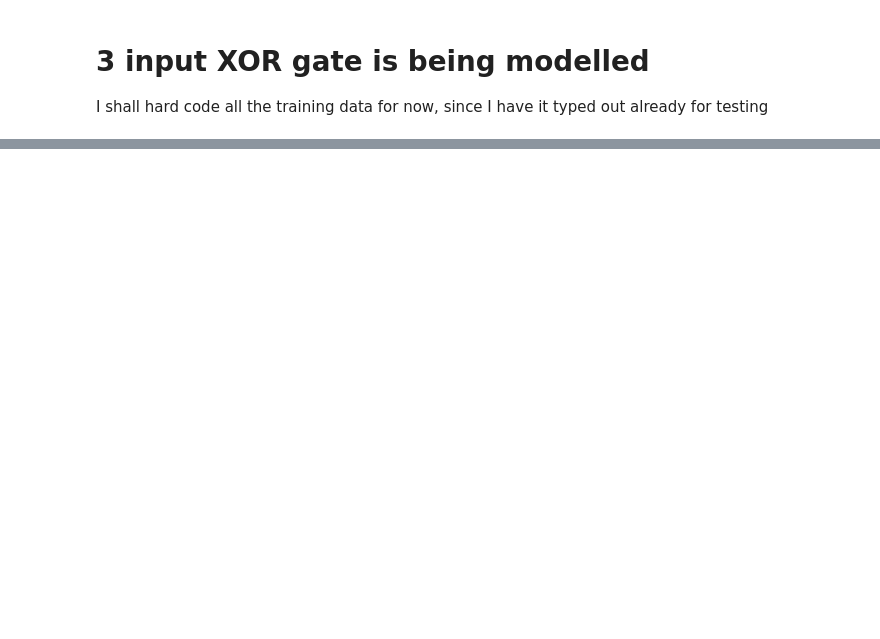
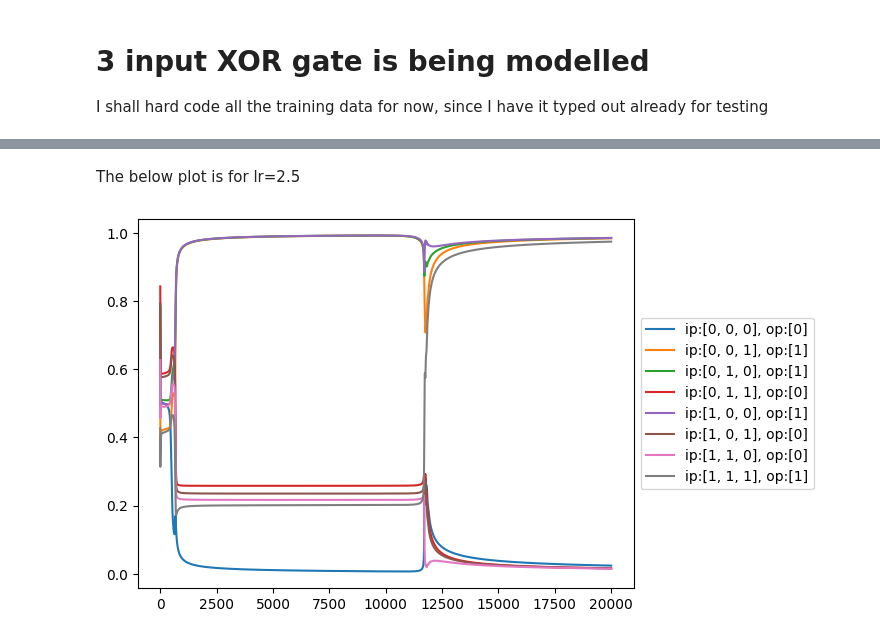
Before and after one commit to VenkataRamanaRao5/MLLab, a Jupyter notebook: week5/back_propagation.ipynb, the cells around one changed output, grey strips where cells are left out. Saved outputs shown, nothing was run; the diff lists cells and outputs as text; code cells hidden in the pictures; blank space fills up the shorter version.

```diff
--- a/week5/back_propagation.ipynb
+++ b/week5/back_propagation.ipynb
@@ -131,0 +207,12 @@ Error = 4.319666687541849e-08
+# %%
+def output_plot(index):
+    for i in range(len(outputs[index])):
+        plt.plot(outputs[index][i], label=f"ip:{data[i][0]}, op:{data[i][1]}")
+    plt.legend(loc='center left', bbox_to_anchor=(1, 0.5))
+    plt.show()
+# %% [markdown]
+The below plot is for lr=2.5
+# %%
+output_plot(0)
+# %% [output]
+[figure, added]
```
Also changed, not shown: parts of 25 cells of this notebook.
